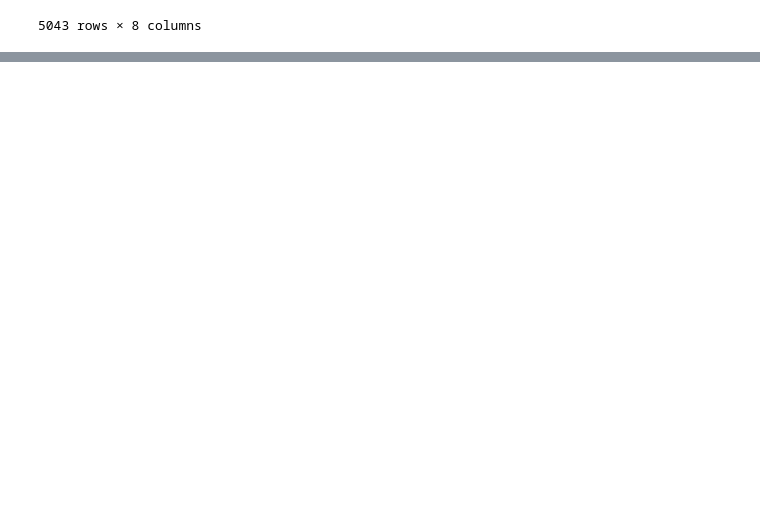
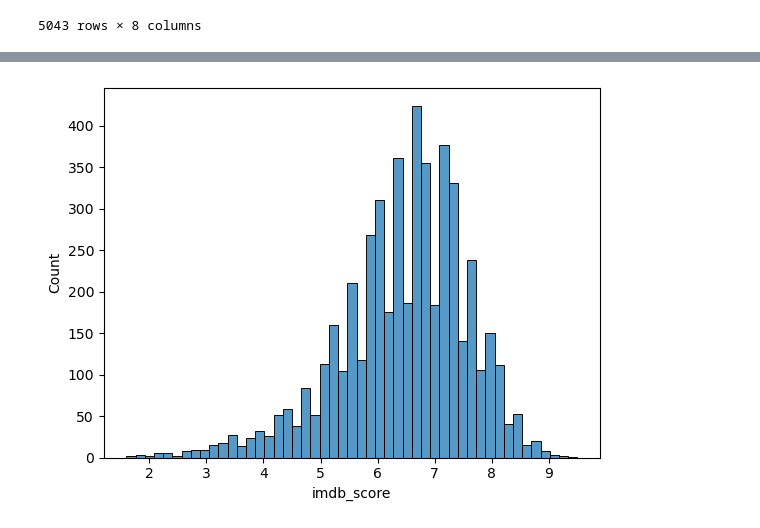
Before and after one commit to priteshsuthar247/Application-Development-Framework, a Jupyter notebook: 04.ipynb, the cells around one changed output, grey strips where cells are left out. Cells and saved outputs as stored; diff of their text form; code cells hidden in the pictures; blank space fills up the shorter version.

```diff
--- a/04.ipynb
+++ b/04.ipynb
@@ -111,0 +122,4 @@ col3mean
+# %%
+cleansedDataset.fillna(cleansedDataset.mean(numeric_only=True),inplace = True)
+cleansedDataset.fillna(cleansedDataset.select_dtypes('object').mode().iloc[0],inplace=True)
+cleansedDataset.select_dtypes('object').mode()
@@ -123,0 +232,5 @@ dtype: int64
+# %%
+sns.histplot(cleansedDataset['imdb_score'])
+plt.show()
+# %% [output]
+[figure, added]
```
Also changed, not shown: parts of 15 cells of this notebook.
